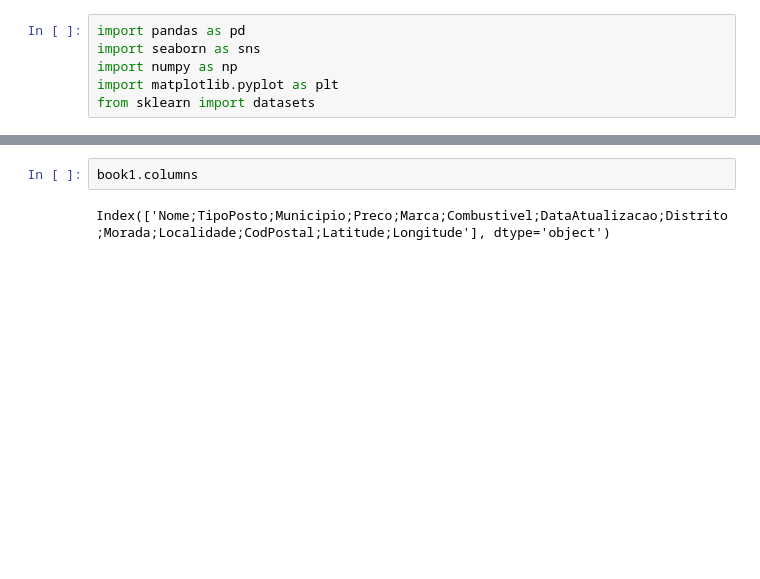
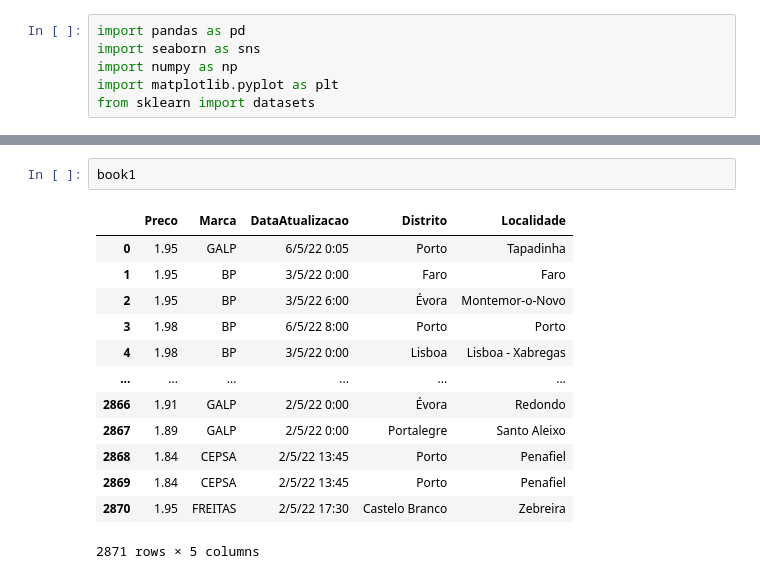
Before and after one commit to focuspy/DataCamp, a Jupyter notebook: DataCamp-master/Projects/Python/Fuels/Fuels.ipynb, the cells around one changed output, grey strips where cells are left out. Drawn from its saved outputs; the diff is of its cells as text; blank space fills up the shorter version.

```diff
--- a/DataCamp-master/Projects/Python/Fuels/Fuels.ipynb
+++ b/DataCamp-master/Projects/Python/Fuels/Fuels.ipynb
@@ -31,4 +21,16 @@ book1.shape
 # %%
-book1.columns
+book1
 # %% [output]
+|  | Preco | Marca | DataAtualizacao | Distrito | Localidade |
+| 0 | 1.95 | GALP | 6/5/22 0:05 | Porto | Tapadinha |
+| 1 | 1.95 | BP | 3/5/22 0:00 | Faro | Faro |
+| 2 | 1.95 | BP | 3/5/22 6:00 | Évora | Montemor-o-Novo |
+| 3 | 1.98 | BP | 6/5/22 8:00 | Porto | Porto |
+| 4 | 1.98 | BP | 3/5/22 0:00 | Lisboa | Lisboa - Xabregas |
+| ... | ... | ... | ... | ... | ... |
+| 2866 | 1.91 | GALP | 2/5/22 0:00 | Évora | Redondo |
+| 2867 | 1.89 | GALP | 2/5/22 0:00 | Portalegre | Santo Aleixo |
+| 2868 | 1.84 | CEPSA | 2/5/22 13:45 | Porto | Penafiel |
+| 2869 | 1.84 | CEPSA | 2/5/22 13:45 | Porto | Penafiel |
+| 2870 | 1.95 | FREITAS | 2/5/22 17:30 | Castelo Branco | Zebreira |
-Index(['Nome;TipoPosto;Municipio;Preco;Marca;Combustivel;DataAtualizacao;Distrito;Morada;Localidade;CodPostal;Latitude;Longitude'], dtype='object')
+2871 rows × 5 columns
```
Also changed, not shown: parts of 8 cells of this notebook, 1 other file.
